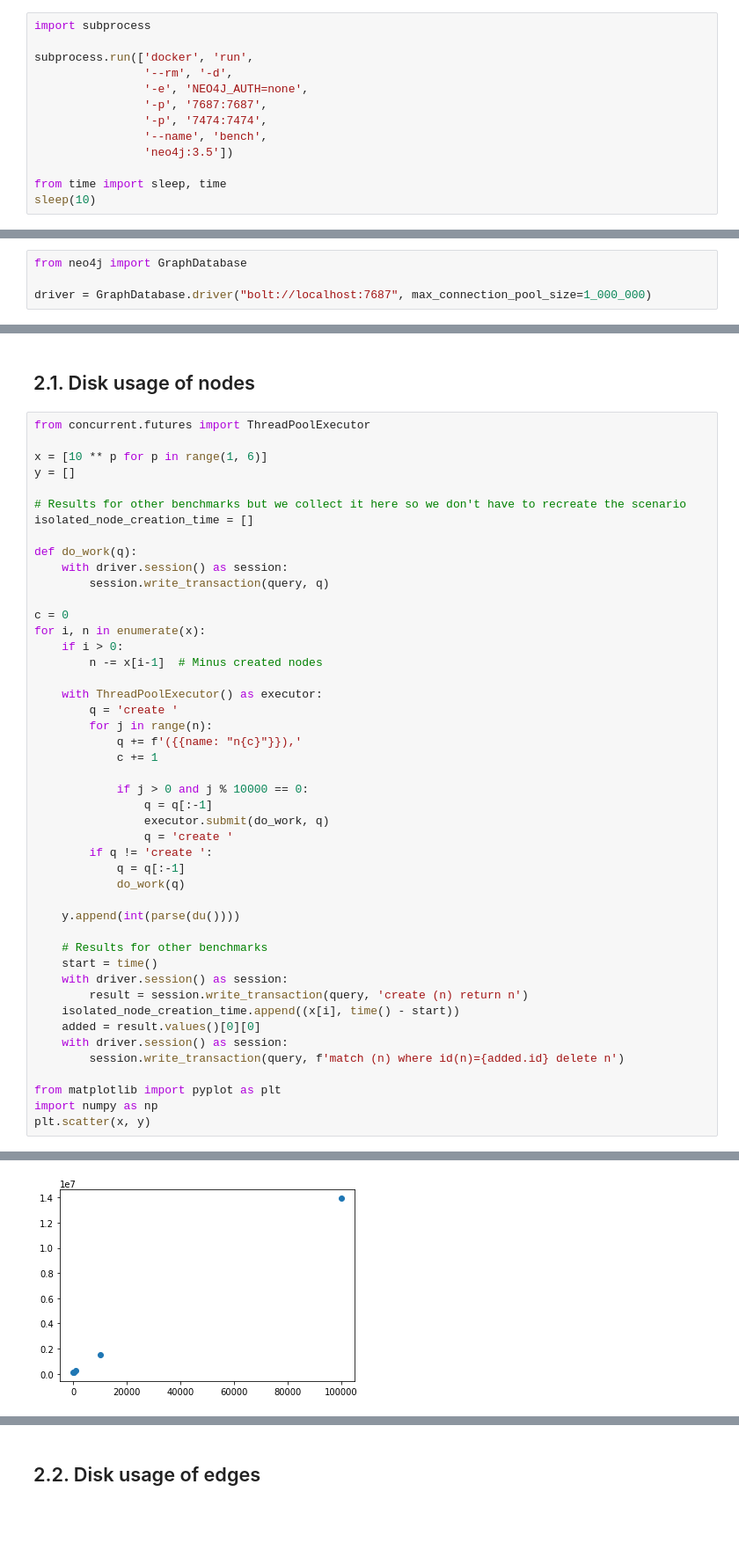
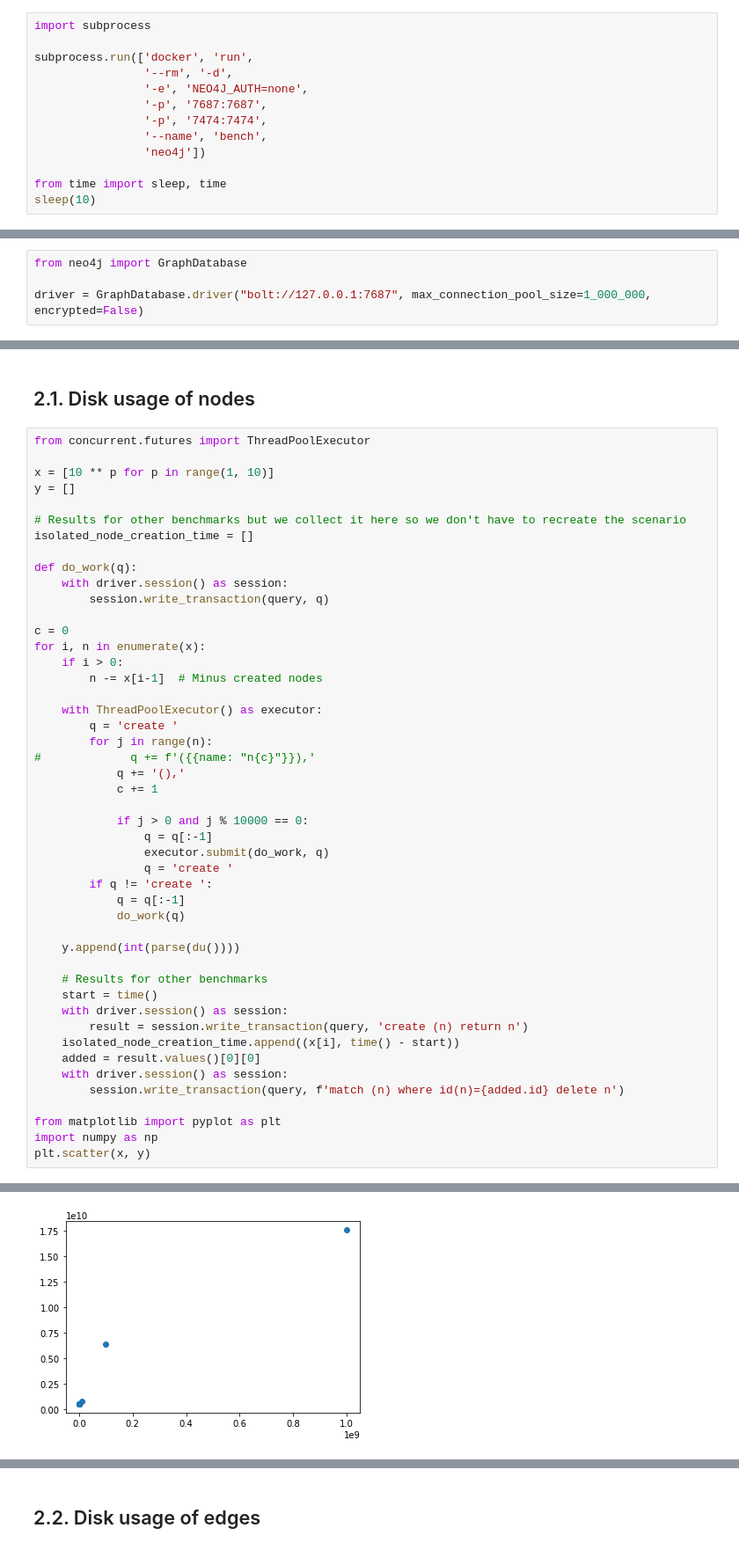
Before and after one commit to iqbal-lab-org/neo4j_benchmark, a Jupyter notebook: basic_operations.ipynb, the cells around one changed output, grey strips where cells are left out. Shown: that part at 88% size. Cells and saved outputs as stored; diff of their text form; blank space fills up the shorter version.

```diff
--- a/basic_operations.ipynb
+++ b/basic_operations.ipynb
@@ -11,7 +11,7 @@ subprocess.run(['docker', 'run',
                 '-p', '7687:7687',
                 '-p', '7474:7474',
                 '--name', 'bench',
-                'neo4j:3.5'])
+                'neo4j'])
 
 from time import sleep, time
 sleep(10)
@@ -20,7 +20,7 @@ sleep(10)
 # %%
 from neo4j import GraphDatabase
 
-driver = GraphDatabase.driver("bolt://localhost:7687", max_connection_pool_size=1_000_000)
+driver = GraphDatabase.driver("bolt://127.0.0.1:7687", max_connection_pool_size=1_000_000, encrypted=False)
 # %% [markdown]
 ## 1.3. Utility functions
 # %%
@@ -41,7 +41,7 @@ def parse(proc):
 # %%
 from concurrent.futures import ThreadPoolExecutor
 
-x = [10 ** p for p in range(1, 6)]
+x = [10 ** p for p in range(1, 10)]
 y = []
 
 # Results for other benchmarks but we collect it here so we don't have to recreate the scenario
@@ -58,32 +58,33 @@ for i, n in enumerate(x):
 
     with ThreadPoolExecutor() as executor:
         q = 'create '
         for j in range(n):
-            q += f'({{name: "n{c}"}}),'
+#             q += f'({{name: "n{c}"}}),'
+            q += '(),'
             c += 1
 
             if j > 0 and j % 10000 == 0:
                 q = q[:-1]
                 executor.submit(do_work, q)
                 q = 'create '
         if q != 'create ':
             q = q[:-1]
             do_work(q)
 
     y.append(int(parse(du())))
 
     # Results for other benchmarks
     start = time()
     with driver.session() as session:
         result = session.write_transaction(query, 'create (n) return n')
     isolated_node_creation_time.append((x[i], time() - start))
     added = result.values()[0][0]
     with driver.session() as session:
         session.write_transaction(query, f'match (n) where id(n)={added.id} delete n')
 
 from matplotlib import pyplot as plt
 import numpy as np
 plt.scatter(x, y)
 # %% [output]
 <matplotlib.collections.PathCollection at 0x...>
-[figure, old version]
+[figure, new version]
```
Also changed, not shown: parts of 13 cells of this notebook, 1 other file.
